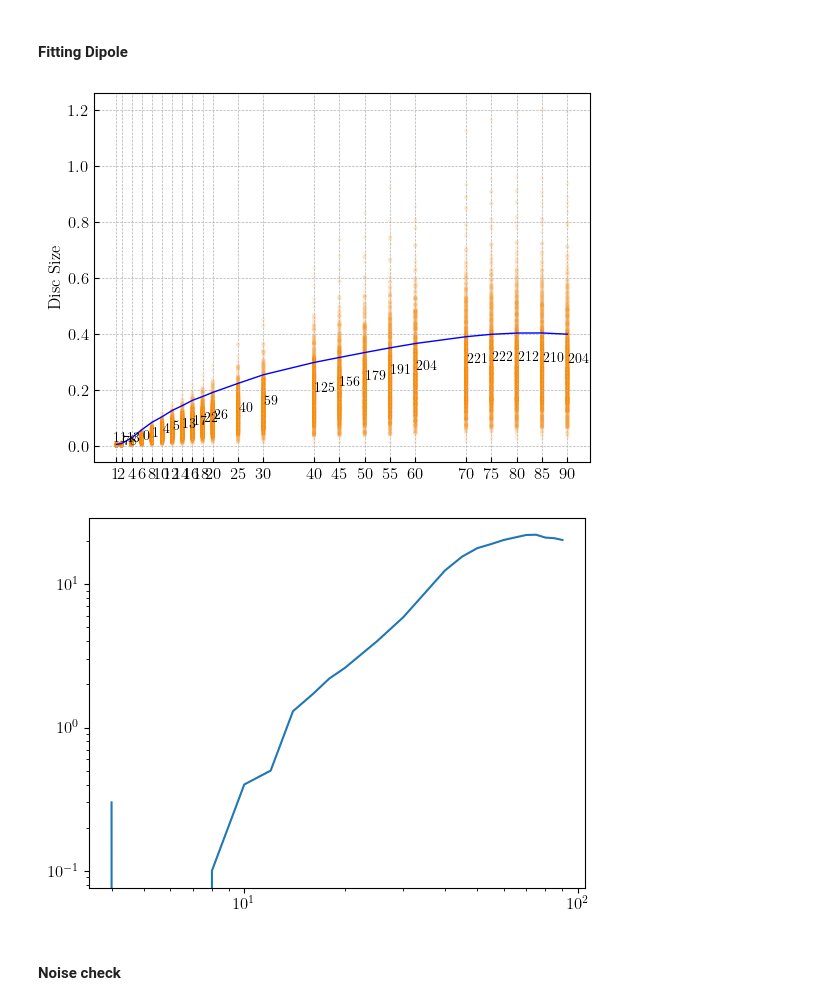
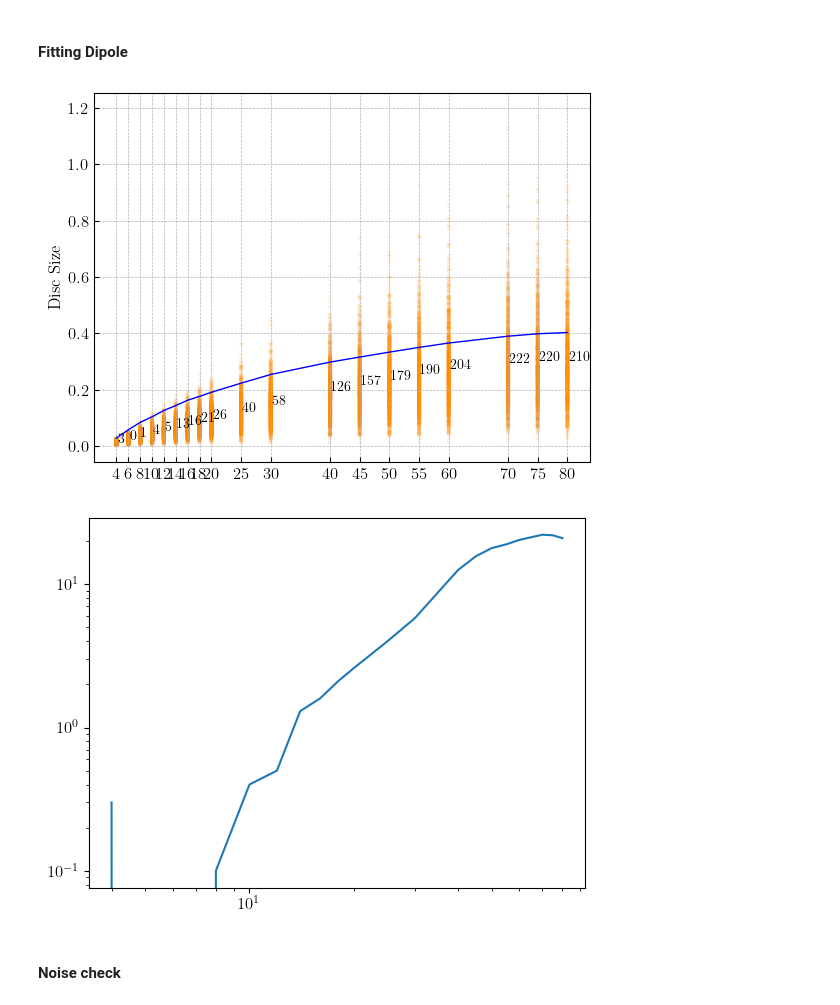
Before and after one commit to jamshidi3d/cmb_anomaly_detection, a Jupyter notebook: akrami_2014.ipynb, the cells around one changed output. Cells and saved outputs as stored; diff of their text form; code cells hidden in the pictures.

```diff
--- a/akrami_2014.ipynb
+++ b/akrami_2014.ipynb
@@ -33,12 +33,11 @@ run_inputs.nside                = 64
 run_inputs.dir_nside            = 16
 run_inputs.geom_start           = 0
 run_inputs.geom_stop            = 180
-run_inputs.delta_geom_samples   = 5
+run_inputs.delta_geom_samples   = 1
 run_inputs.stripe_thickness     = 20
 
 measure_map_nside               = 16
-all_disc_sizes = np.array([6])
-# np.array([1, 2, 4, 6, 8, 10, 12, 14, 16, 18, 20, 25, 30, 40, 45, 50, 55, 60, 70, 75, 80, 85, 90])
+all_disc_sizes = np.array([4, 6, 8, 10, 12, 14, 16, 18, 20, 25, 30, 40, 45, 50, 55, 60, 70, 75, 80, 85, 90])
 # %% [markdown]
 #### Compute Measure Map
 # %%
@@ -51,7 +50,7 @@ ndir = cau.coords.get_npix(measure_map_nside)
 measure_pix_indices = np.arange(ndir, dtype=int)
 
 cmb_measure = np.zeros(ndir)
-sim_measure = np.zeros((max_sim_num, ndir))
+sims_measure = np.zeros((max_sim_num, ndir))
 
 print("Reading CMB Data:")
 cmb_map = map_gen.create_cmb_map()
@@ -62,7 +61,7 @@ print("Providing Simulations:")
 sim_maps = []
 for sim_num in range(max_sim_num):
     print("\t{:04}/{:04}\r".format(sim_num+1, max_sim_num), end="")
-    sim_pix_map = map_gen.create_sim_map_from_txt(sim_num, use_noise=True)
+    sim_pix_map = map_gen.create_sim_map_from_txt(sim_num, use_noise=False)
     cau.map_utils.remove_monopole_dipole(sim_pix_map)
     sim_maps.append(sim_pix_map)
 print("")
@@ -95,12 +94,12 @@ for disc_size in all_disc_sizes:
             top_cap, bottom_cap = cau.geometry.get_top_bottom_caps_by_filters(  pix_map = sim_maps[sim_num],
                                                                                 top_sel = top_filter,
                                                                                 bottom_sel = bottom_filter)
-            sim_measure[sim_num, dir_i] = \
+            sims_measure[sim_num, dir_i] = \
                 np.nan if visible_ratio < run_inputs.min_pix_ratio else \
                     cau.measure.calc_var(top_cap, **run_inputs.to_kwargs())
     print("")
 
-    np.savetxt("./output/akrami_2014/sim_var_map_{:02}disc.txt".format(disc_size), sim_measure)
-    np.savetxt("./output/akrami_2014/cmb_var_map_{:02}disc.txt".format(disc_size), cmb_measure)
+    np.savetxt("./output/akrami_2014/commander_sim_noiseless_var_map_{:02}disc.txt".format(disc_size), sims_measure)
+    np.savetxt("./output/akrami_2014/commander_cmb_noiseless_var_map_{:02}disc.txt".format(disc_size), cmb_measure)
 
 # print("-Done-")
@@ -133,12 +119,12 @@ def get_dipole_amplitude(var_map, mean_field, var_var):
 # %%
 measure_path = "./output/akrami_2014/"
 fnames = os.listdir(measure_path)
-sim_fnames = [f_n for f_n in fnames if "sim" in f_n.lower()]
-cmb_fnames = [f_n for f_n in fnames if "cmb" in f_n.lower()]
+sim_fnames = [f_n for f_n in fnames if "sim" in f_n.lower() and "noiseless" in f_n.lower()]
+cmb_fnames = [f_n for f_n in fnames if "cmb" in f_n.lower() and "noiseless" in f_n.lower()]
 
 cmb_amplitudes = []
 sims_amplitudes = []
-for disc_size in all_disc_sizes:
+for disc_size in all_disc_sizes[:-2]:
     # Read Var Maps
     disc_size_str = str(int(disc_size))
     cmb_f_n = [f_n for f_n in cmb_fnames if disc_size_str in f_n][0]
@@ -160,40 +146,40 @@ sims_amplitudes = np.array(sims_amplitudes)
 # %%
 all_p_values = []
 with plt.style.context('bmh'):
     fig, ax=plt.subplots()
-    for i, disc_size in enumerate(all_disc_sizes):
+    for i, disc_size in enumerate(all_disc_sizes[:-2]):
         sims_amps = sims_amplitudes[i]
         p_value = np.sum(sims_amps > cmb_amplitudes[i])# / len(sims_amps)
         all_p_values.append(p_value)
         ax.scatter(
             disc_size * np.ones(max_sim_num), sims_amps,
             marker = '.', edgecolors = 'none', linewidths = 1,
             c = 'darkorange', alpha = 0.1)
         if disc_size == 1:
             ax.text(x=disc_size - 0.5, y = np.mean(sims_amps) + .01, s = str(p_value))
         else:
             ax.text(x=disc_size + 0.2, y = np.mean(sims_amps), s = str(p_value))
-    ax.plot(all_disc_sizes, cmb_amplitudes, color='b', linewidth=1, label = r'CMB')
+    ax.plot(all_disc_sizes[:-2], cmb_amplitudes, color='b', linewidth=1, label = r'CMB')
     ax.set_ylabel(r"Dipole Amplitude")
     ax.set_ylabel(r"Disc Size")
-    ax.set_xticks(all_disc_sizes)
+    ax.set_xticks(all_disc_sizes[:-2])
     ax.set_facecolor('white')
     for spine in ax.spines.keys(): ax.spines[spine].set_color('k')
 plt.show()
 # %% [output]
-[figure, old version]
+[figure, new version]
 # %%
 p_values    = np.array(all_p_values)
-angles      = all_disc_sizes
+angles      = all_disc_sizes[:-2]
 
 # for i in range(len(p_values)):
 
-plt.plot(angles[2:], p_values[2:] / 1000 * 100)
+plt.plot(angles, p_values / 1000 * 100)
 plt.yscale("log")
 plt.xscale("log")
 plt.show()
 # %% [output]
-[figure, old version]
+[figure, new version]
 # %% [markdown]
 #### Noise check
 # %%
```
Also changed, not shown: parts of 10 cells of this notebook, 2 other files.
